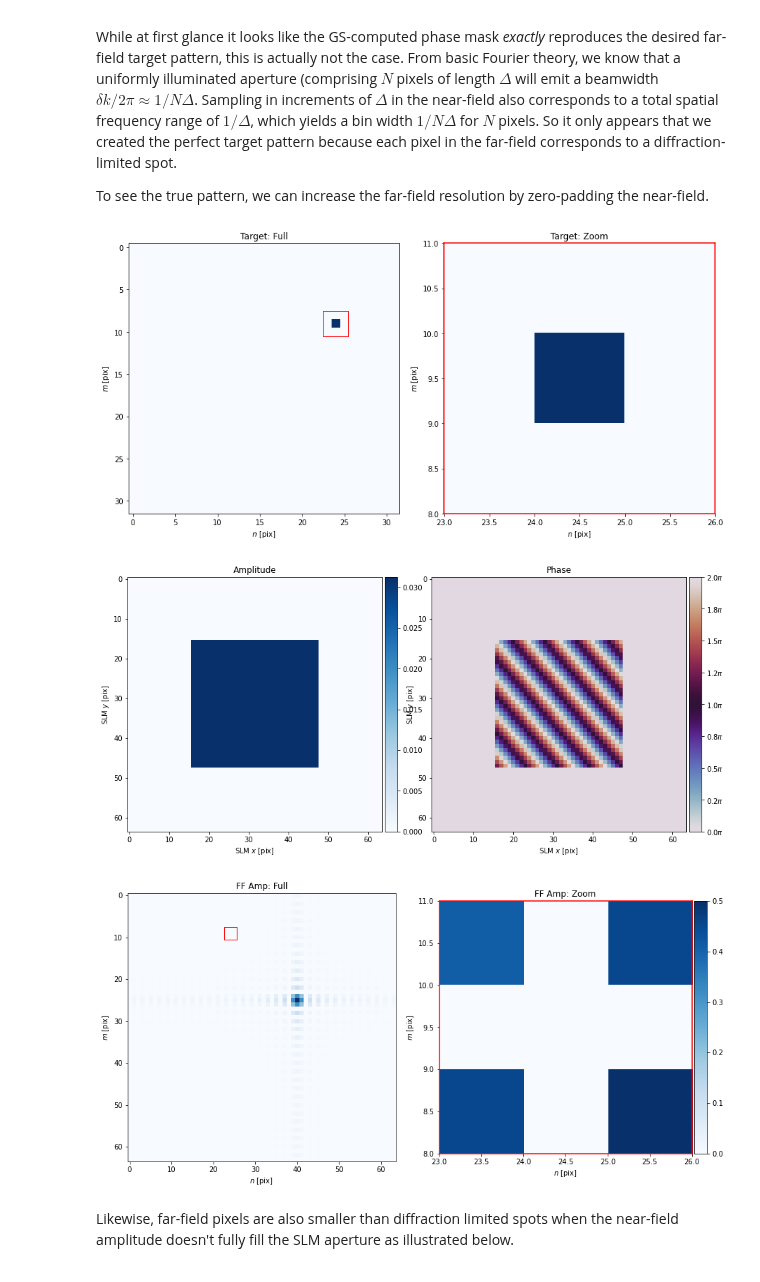
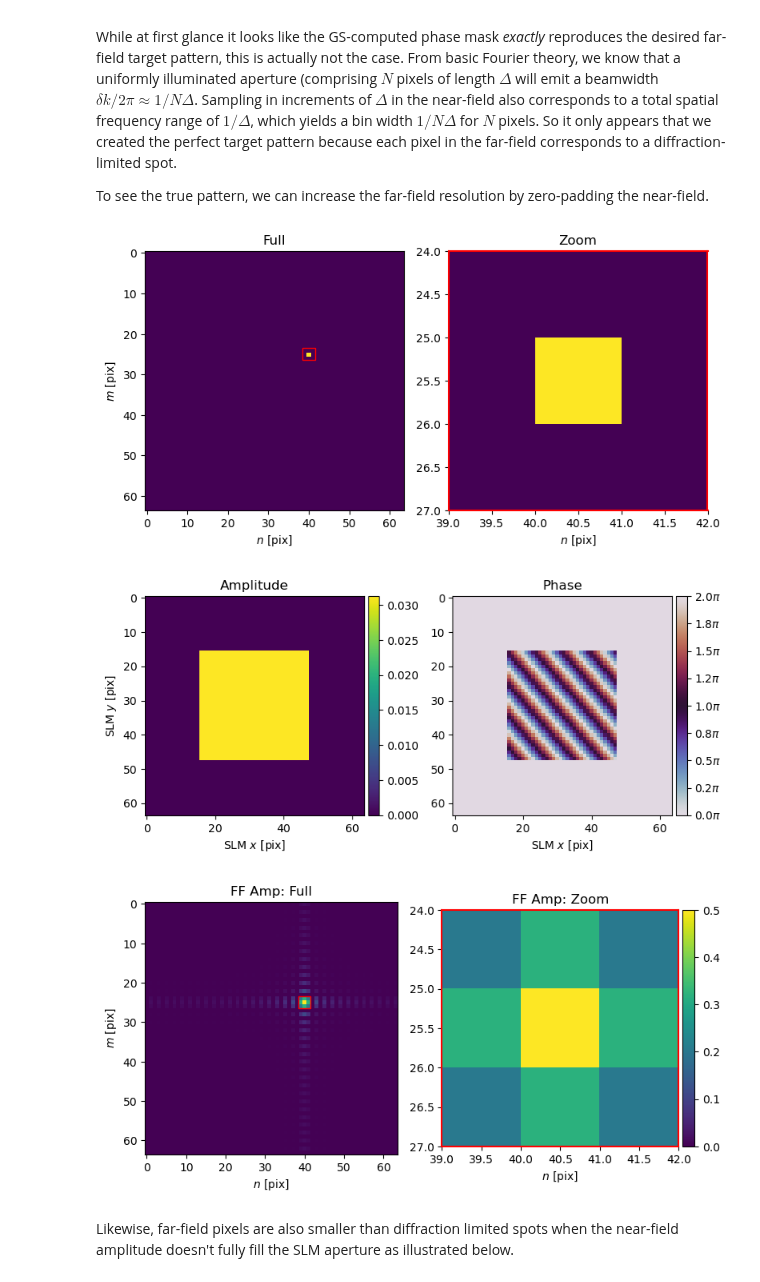
Before and after one commit to slmsuite/slmsuite-examples, a Jupyter notebook: examples/computational_holography.ipynb, the cells around one changed output. Drawn from its saved outputs; the diff is of its cells as text; code cells hidden in the pictures.

Commit message:
Finished v1 of computational holography example
Note: need to use latest code on plotting branch to reproduce.

```diff
--- a/examples/computational_holography.ipynb
+++ b/examples/computational_holography.ipynb
@@ -12,21 +12,20 @@ In this first tutorial, we'll walk through the basic functionality. Specifically
 # %% [markdown]
 We'll start by importing `slmsuite` and a few packages. Note that `slmsuite` will automatically import [`cupy`](https://cupy.dev/) for GPU acceleration if it's installed; otherwise, `numpy` will be used for (much slower) internal computation.
 # %%
-# TODO: delete this once the tutorial/code are stable; import via package once released
 %load_ext autoreload
 %autoreload 2
 %matplotlib inline
 
 # Add slmsuite to the python path.
 import sys, os
-sys.path.append(os.path.join(os.getcwd(), '../../../..'))
+sys.path.append(os.path.join(os.getcwd(), '../../slmsuite'))
 
-import warnings
-warnings.filterwarnings("ignore")
+# import warnings
+# warnings.filterwarnings("ignore")
 
 import numpy as np
 import matplotlib.pyplot as plt
 import matplotlib as mpl
 
-mpl.rc('image', cmap='Blues')
+# mpl.rc('image', cmap='Blues')
 # %% [markdown]
@@ -113,25 +114,23 @@ To see the true pattern, we can increase the far-field resolution by zero-paddin
 # %%
 from slmsuite.holography import toolbox
 
 # Get the padding needed to resolve 2x smaller than a diffraction limited spot
-shape_padded = hologram.calculate_padded_shape(setup, precision=0.5/(slm.dx*slm.shape[0]))
-target_padded = toolbox.pad(target, shape_padded)
-zoombox_padded = hologram.plot_farfield()
+hologram.shape = hologram.calculate_padded_shape(setup, precision=0.5/(slm.dx*slm.shape[0]))
+target_padded = toolbox.pad(target, hologram.shape)
 
 # Recompute the far-field
 hologram = Hologram(target_padded, slm_shape=slm.shape)
+zoombox_padded = hologram.plot_farfield(target_padded)
 hologram.optimize(method='GS', maxiter=5)
 
 # Look at the associated near- and far- fields
 hologram.plot_nearfield(padded=True, cbar=True)
 hologram.plot_farfield(source=hologram.amp_ff, cbar=True, units="deg",
                        title='FF Amp', limits=zoombox_padded);
-
-# TODO: Redo this demo and keep the same spot targeted (how to scale target locs when padding?)
 # %% [output]
-[figure, old version]
+[figure, new version]
-[figure, old version]
+[figure, new version]
-[figure, old version]
+[figure, new version]
 # %% [markdown]
 Likewise, far-field pixels are also smaller than diffraction limited spots when the near-field amplitude doesn't fully fill the SLM aperture as illustrated below.
 # %%
```
Also changed, not shown: parts of 25 cells of this notebook.
